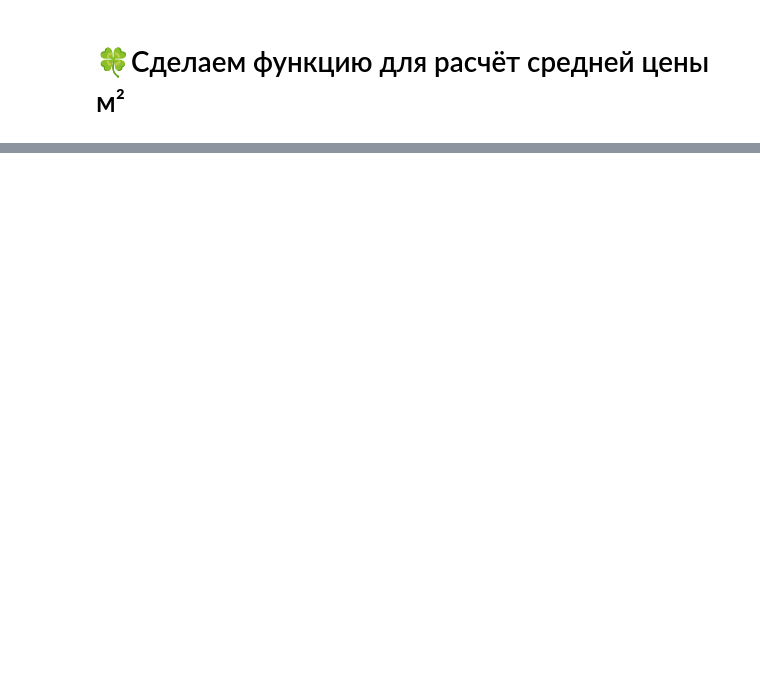
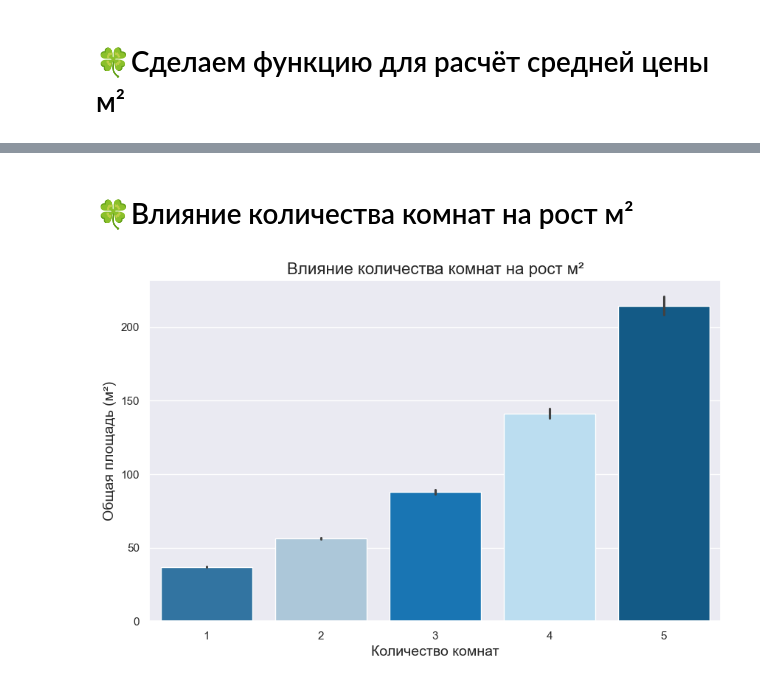
Before and after one commit to tmwsw/ML, a Jupyter notebook: main.ipynb, the cells around one changed output, grey strips where cells are left out. Drawn from its saved outputs; the diff is of its cells as text; code cells hidden in the pictures; blank space fills up the shorter version.

```diff
--- a/main.ipynb
+++ b/main.ipynb
@@ -310,0 +344,12 @@ plt.show()
+# %% [markdown]
+# 🍀Влияние количества комнат на рост м²
+# %%
+custom_palette = ["#1f77b4", "#a4c8e1", "#007acc", "#b2e0f9", "#005f99"]
+plt.figure(figsize=(10, 6))
+sns.barplot(x='rooms_count', y='total_meters', data=encoded_data, palette=custom_palette)
+plt.title("Влияние количества комнат на рост м²", fontsize=16)
+plt.xlabel("Количество комнат", fontsize=14)
+plt.ylabel("Общая площадь (м²)", fontsize=14)
+plt.show()
+# %% [output]
+[figure, added]
```
Also changed, not shown: parts of 30 cells of this notebook, 10 other files.
